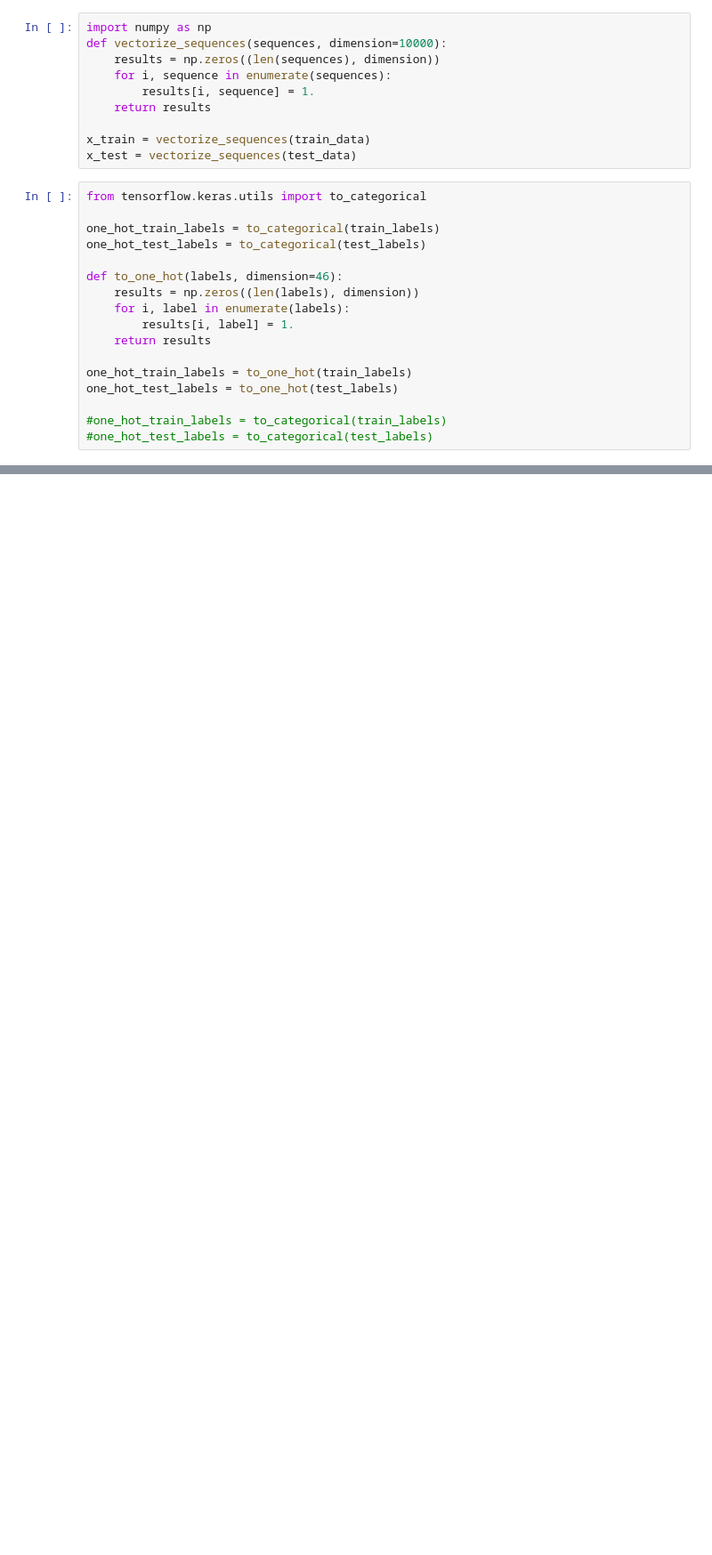
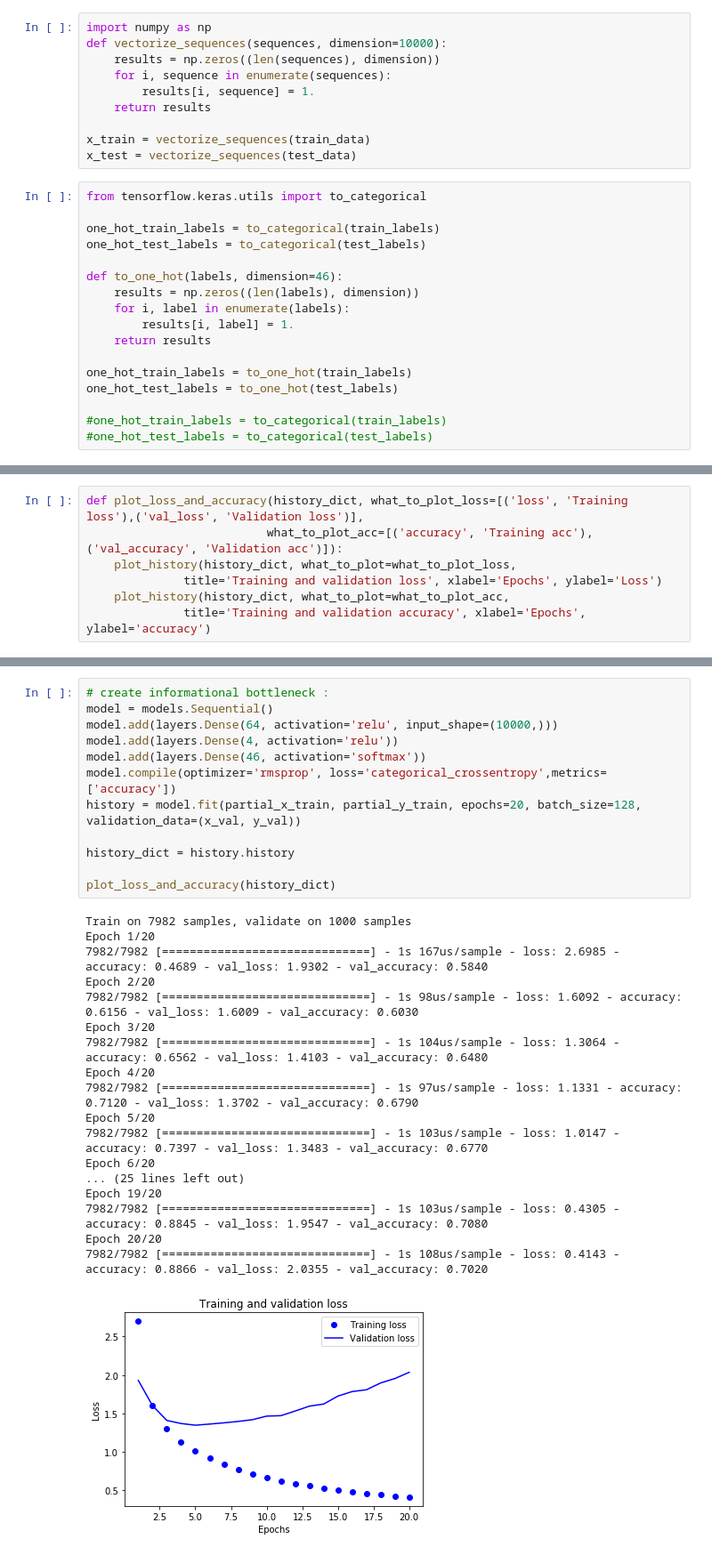
Before and after one commit to MichalGasiorowski/ml-playground, a Jupyter notebook: notebook/classify-newswires.ipynb, the cells around one changed output, grey strips where cells are left out. Shown at 89% size. Drawn from its saved outputs; the diff is of its cells as text; blank space fills up the shorter version.

```diff
--- a/notebook/classify-newswires.ipynb
+++ b/notebook/classify-newswires.ipynb
@@ -102,0 +142,7 @@ one_hot_test_labels = to_one_hot(test_labels)
+# %%
+def plot_loss_and_accuracy(history_dict, what_to_plot_loss=[('loss', 'Training loss'),('val_loss', 'Validation loss')],
+                          what_to_plot_acc=[('accuracy', 'Training acc'),('val_accuracy', 'Validation acc')]):
+    plot_history(history_dict, what_to_plot=what_to_plot_loss,
+              title='Training and validation loss', xlabel='Epochs', ylabel='Loss')
+    plot_history(history_dict, what_to_plot=what_to_plot_acc,
+              title='Training and validation accuracy', xlabel='Epochs', ylabel='accuracy')
@@ -102,0 +202,31 @@ one_hot_test_labels = to_one_hot(test_labels)
+# %%
+# create informational bottleneck :
+model = models.Sequential()
+model.add(layers.Dense(64, activation='relu', input_shape=(10000,)))
+model.add(layers.Dense(4, activation='relu'))
+model.add(layers.Dense(46, activation='softmax'))
+model.compile(optimizer='rmsprop', loss='categorical_crossentropy',metrics=['accuracy'])
+history = model.fit(partial_x_train, partial_y_train, epochs=20, batch_size=128, validation_data=(x_val, y_val))
+
+history_dict = history.history
+
+plot_loss_and_accuracy(history_dict)
+# %% [output]
+Train on 7982 samples, validate on 1000 samples
+Epoch 1/20
+7982/7982 [==============================] - 1s 167us/sample - loss: 2.6985 - accuracy: 0.4689 - val_loss: 1.9302 - val_accuracy: 0.5840
+Epoch 2/20
+7982/7982 [==============================] - 1s 98us/sample - loss: 1.6092 - accuracy: 0.6156 - val_loss: 1.6009 - val_accuracy: 0.6030
+Epoch 3/20
+7982/7982 [==============================] - 1s 104us/sample - loss: 1.3064 - accuracy: 0.6562 - val_loss: 1.4103 - val_accuracy: 0.6480
+Epoch 4/20
+7982/7982 [==============================] - 1s 97us/sample - loss: 1.1331 - accuracy: 0.7120 - val_loss: 1.3702 - val_accuracy: 0.6790
+Epoch 5/20
+7982/7982 [==============================] - 1s 103us/sample - loss: 1.0147 - accuracy: 0.7397 - val_loss: 1.3483 - val_accuracy: 0.6770
+Epoch 6/20
+... (25 lines left out)
+Epoch 19/20
+7982/7982 [==============================] - 1s 103us/sample - loss: 0.4305 - accuracy: 0.8845 - val_loss: 1.9547 - val_accuracy: 0.7080
+Epoch 20/20
+7982/7982 [==============================] - 1s 108us/sample - loss: 0.4143 - accuracy: 0.8866 - val_loss: 2.0355 - val_accuracy: 0.7020
+[figure, added]
```
Also changed, not shown: parts of 30 cells of this notebook.
